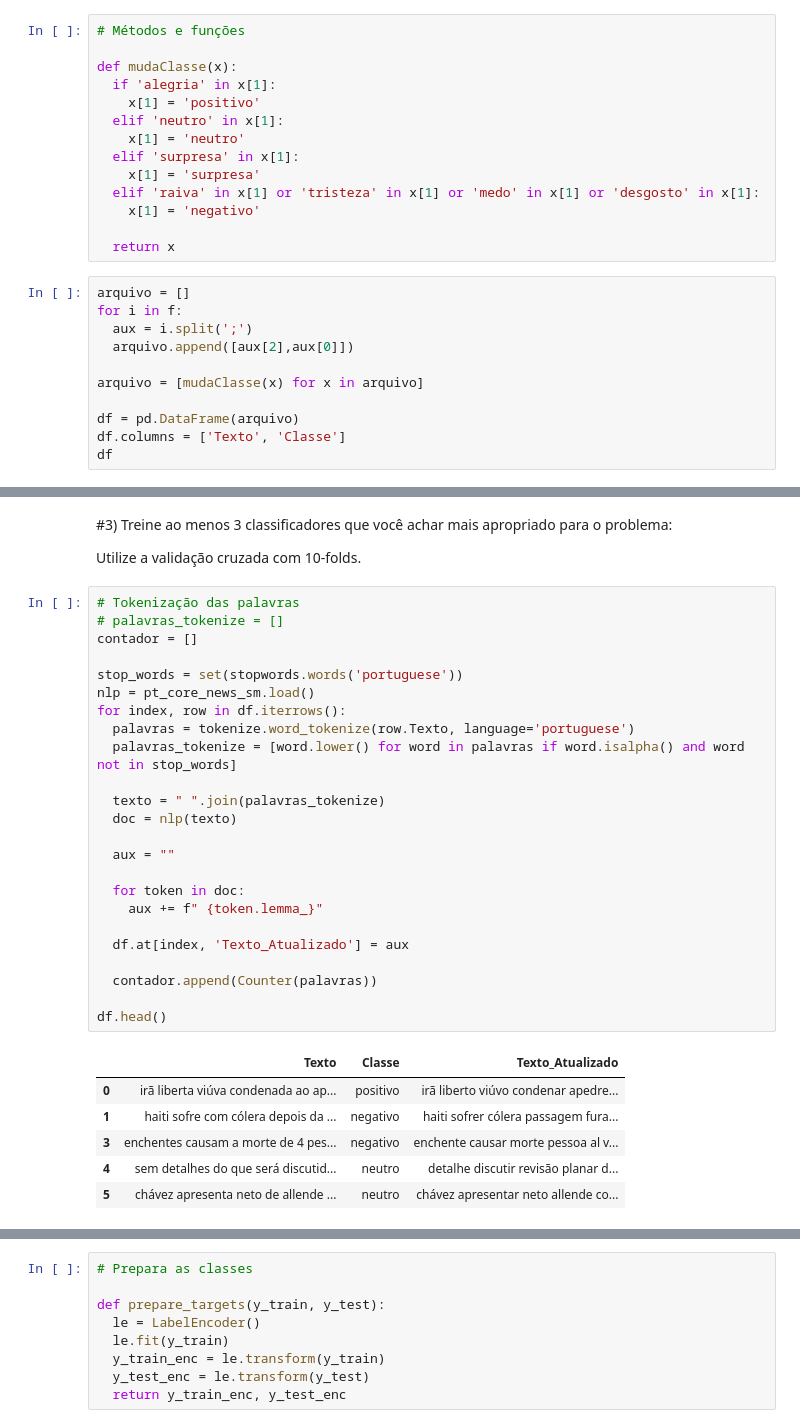
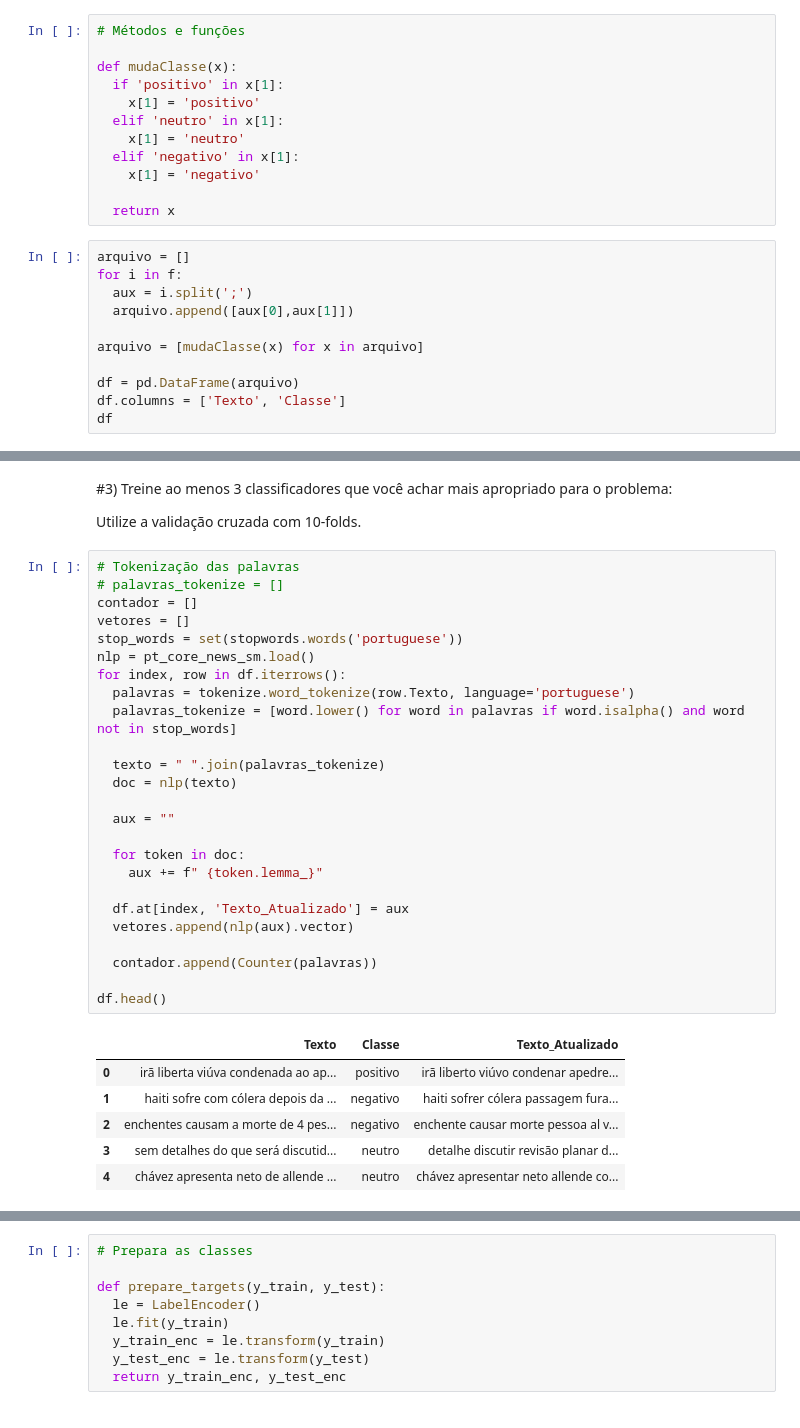
Before and after one commit to aguilarafa2010/PLN, a Jupyter notebook: Trabalho_Final_PLN.ipynb, the cells around one changed output, grey strips where cells are left out. Cells and saved outputs as stored; diff of their text form.

```diff
--- a/Trabalho_Final_PLN.ipynb
+++ b/Trabalho_Final_PLN.ipynb
@@ -81,13 +87,11 @@ novo corpus.
 # Métodos e funções
 
 def mudaClasse(x):
-  if 'alegria' in x[1]:
+  if 'positivo' in x[1]:
     x[1] = 'positivo'
   elif 'neutro' in x[1]:
     x[1] = 'neutro'
-  elif 'surpresa' in x[1]:
-    x[1] = 'surpresa'
-  elif 'raiva' in x[1] or 'tristeza' in x[1] or 'medo' in x[1] or 'desgosto' in x[1]:
+  elif 'negativo' in x[1]:
     x[1] = 'negativo'
 
   return x
@@ -95,7 +99,7 @@ def mudaClasse(x):
 arquivo = []
 for i in f:
   aux = i.split(';')
-  arquivo.append([aux[2],aux[0]])
+  arquivo.append([aux[0],aux[1]])
 
 arquivo = [mudaClasse(x) for x in arquivo]
 
@@ -159,31 +163,32 @@ Utilize a validação cruzada com 10-folds.
 # %%
 # Tokenização das palavras
 # palavras_tokenize = []
 contador = []
-
+vetores = []
 stop_words = set(stopwords.words('portuguese'))
 nlp = pt_core_news_sm.load()
 for index, row in df.iterrows():
   palavras = tokenize.word_tokenize(row.Texto, language='portuguese')
   palavras_tokenize = [word.lower() for word in palavras if word.isalpha() and word not in stop_words]
 
   texto = " ".join(palavras_tokenize)
   doc = nlp(texto)
 
   aux = ""
 
   for token in doc:
     aux += f" {token.lemma_}"
 
   df.at[index, 'Texto_Atualizado'] = aux
+  vetores.append(nlp(aux).vector)
 
   contador.append(Counter(palavras))
 
 df.head()
 # %% [output]
 |  | Texto | Classe | Texto_Atualizado |
 | 0 | irã liberta viúva condenada ao ap... | positivo | irã liberto viúvo condenar apedre... |
 | 1 | haiti sofre com cólera depois da ... | negativo | haiti sofrer cólera passagem fura... |
-| 3 | enchentes causam a morte de 4 pes... | negativo | enchente causar morte pessoa al v... |
-| 4 | sem detalhes do que será discutid... | neutro | detalhe discutir revisão planar d... |
-| 5 | chávez apresenta neto de allende ... | neutro | chávez apresentar neto allende co... |
+| 2 | enchentes causam a morte de 4 pes... | negativo | enchente causar morte pessoa al v... |
+| 3 | sem detalhes do que será discutid... | neutro | detalhe discutir revisão planar d... |
+| 4 | chávez apresenta neto de allende ... | neutro | chávez apresentar neto allende co... |
```
Also changed, not shown: parts of 17 cells of this notebook.
